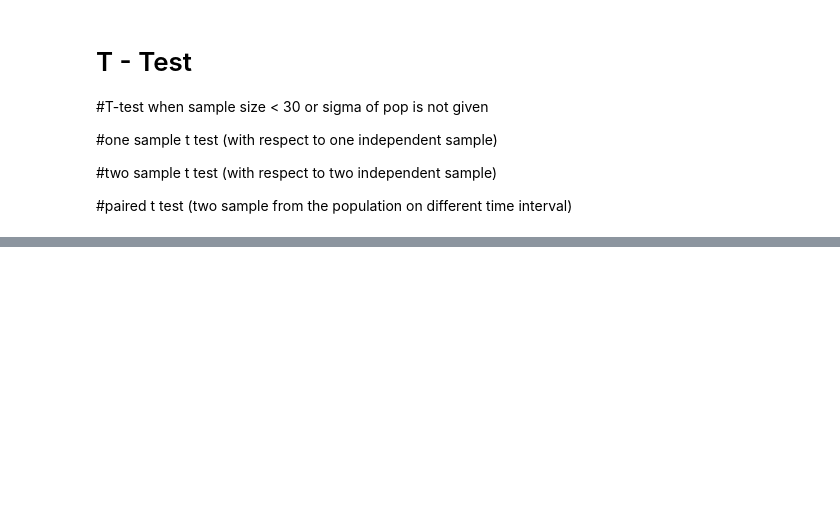
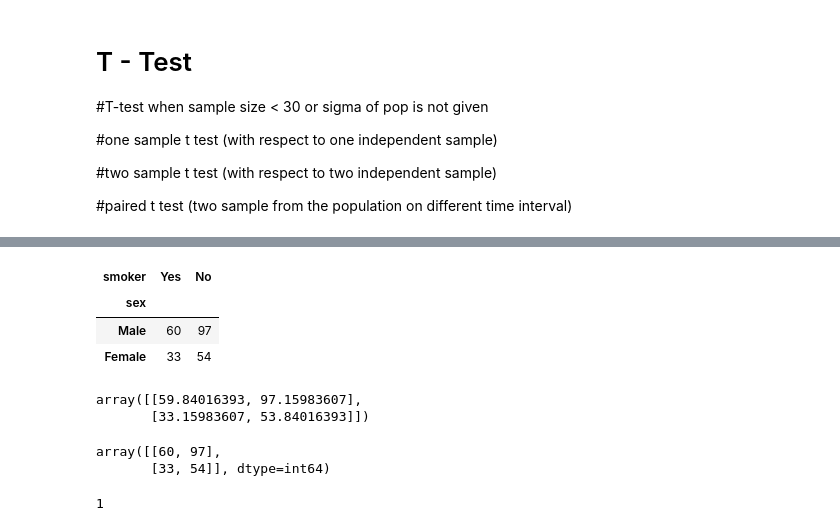
Before and after one commit to azaz9026/Statistics-Project, a Jupyter notebook: Inferential Statistics/python_implementation.ipynb, the cells around one changed output, grey strips where cells are left out. Drawn from its saved outputs; the diff is of its cells as text; code cells hidden in the pictures; blank space fills up the shorter version.

```diff
--- a/Inferential Statistics/python_implementation.ipynb
+++ b/Inferential Statistics/python_implementation.ipynb
@@ -289,0 +405,9 @@ Reject the null hypothesis
+# %%
+data_table = pd.crosstab(df['sex'] , df['smoker'])
+
+data_table
+# %% [output]
+| smoker | Yes | No |
+| sex |  |  |
+| Male | 60 | 97 |
+| Female | 33 | 54 |
@@ -289,0 +420,17 @@ Reject the null hypothesis
+# %%
+expected_values
+# %% [output]
+array([[59.84016393, 97.15983607],
+       [33.15983607, 53.84016393]])
+# %%
+observed_values
+# %% [output]
+array([[60, 97],
+       [33, 54]], dtype=int64)
+# %%
+# dof
+#dof = (no of rows - 1) * (no of columns -1)
+
+dof
+# %% [output]
+1
```
Also changed, not shown: parts of 39 cells of this notebook.
